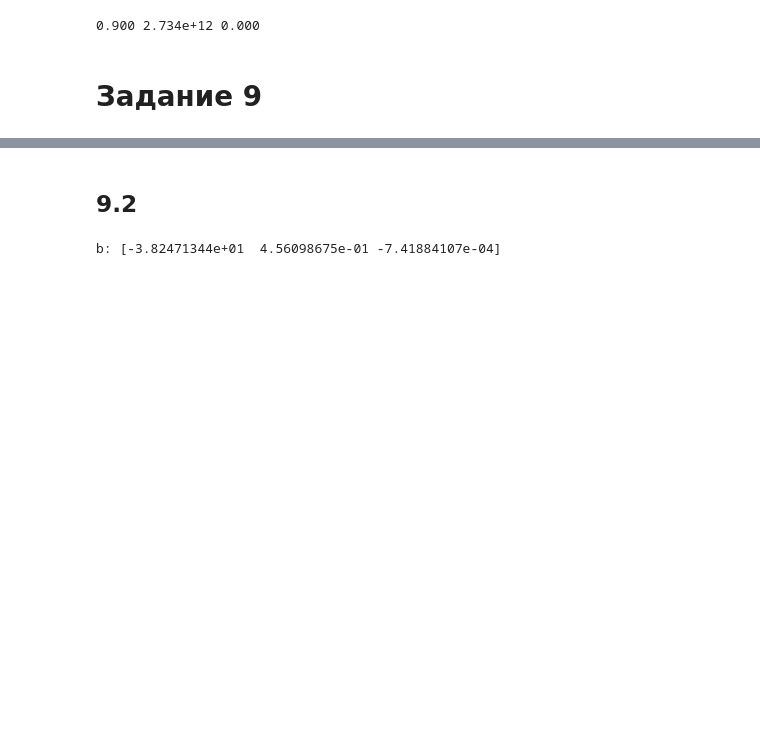
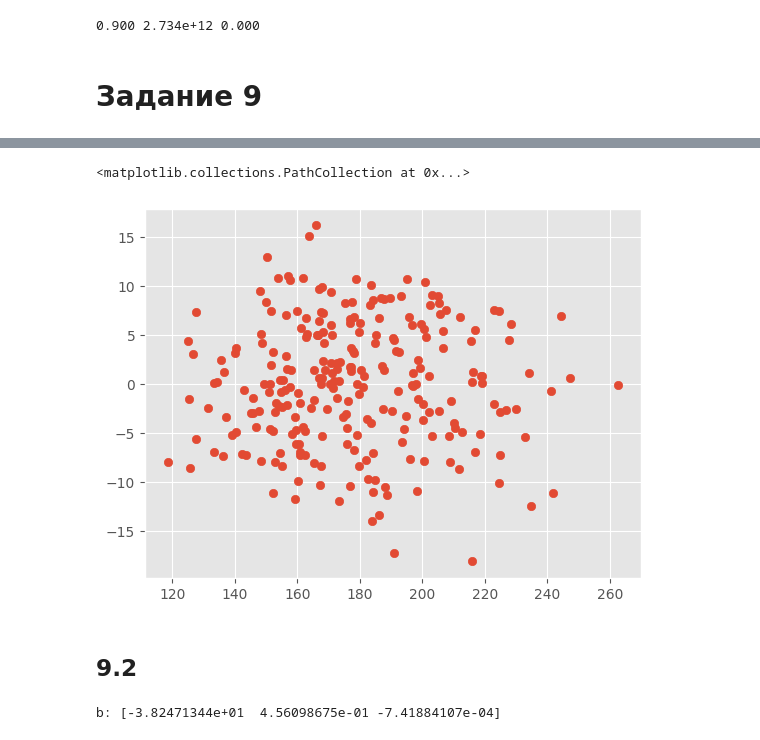
Before and after one commit to litc0x3B/Stats-Labs, a Jupyter notebook: HW.ipynb, the cells around one changed output, grey strips where cells are left out. Drawn from its saved outputs; the diff is of its cells as text; code cells hidden in the pictures; blank space fills up the shorter version.

```diff
--- a/HW.ipynb
+++ b/HW.ipynb
@@ -605,3 +659,8 @@ Y = np.delete(Y, indecies_to_delete)
+# %%
+plt.scatter(X, Y - func(funcs, b, X))
+# %% [output]
+<matplotlib.collections.PathCollection at 0x...>
+[figure, added]
 # %% [markdown]
 ## 9.2
 # %%
```
Also changed, not shown: parts of 16 cells of this notebook.
